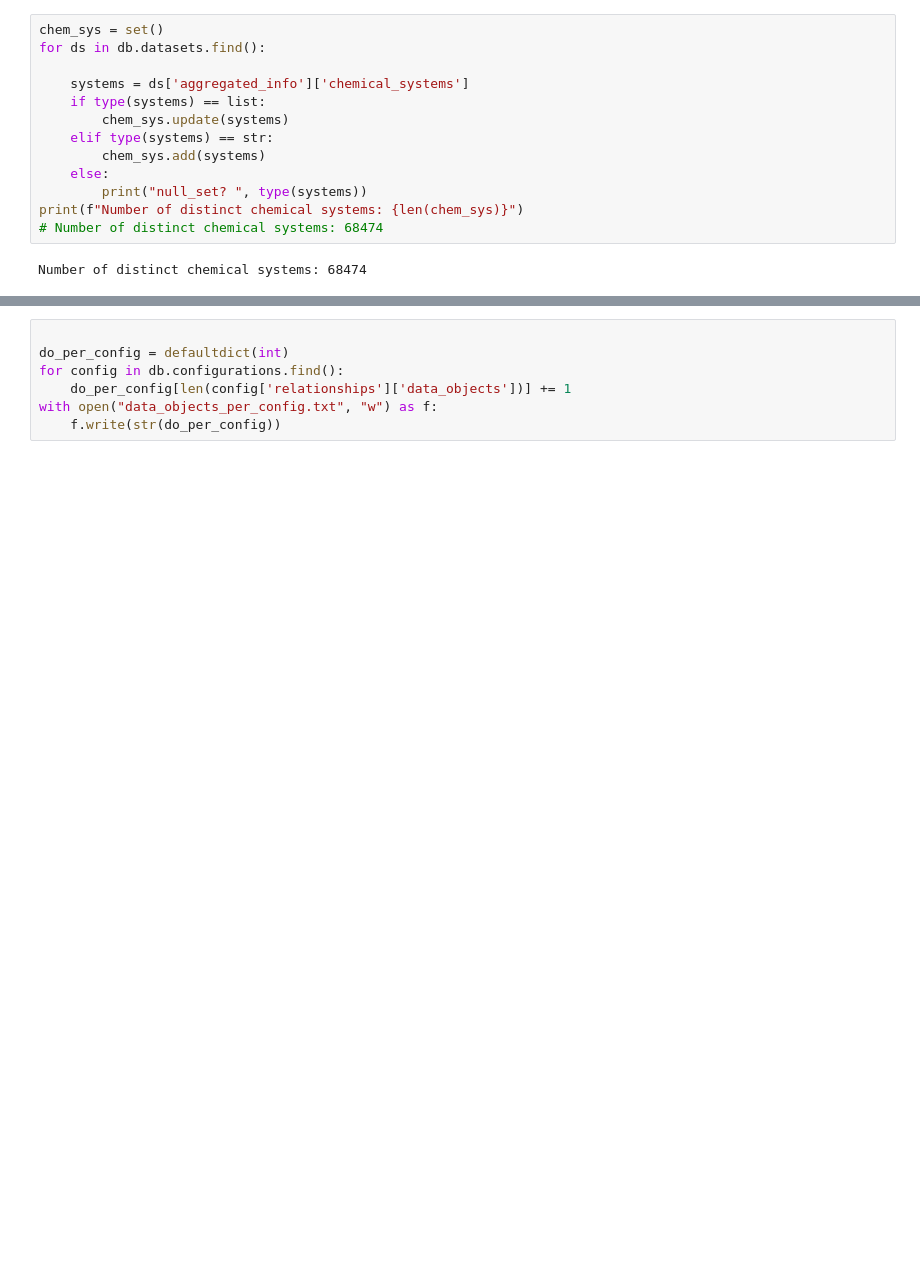
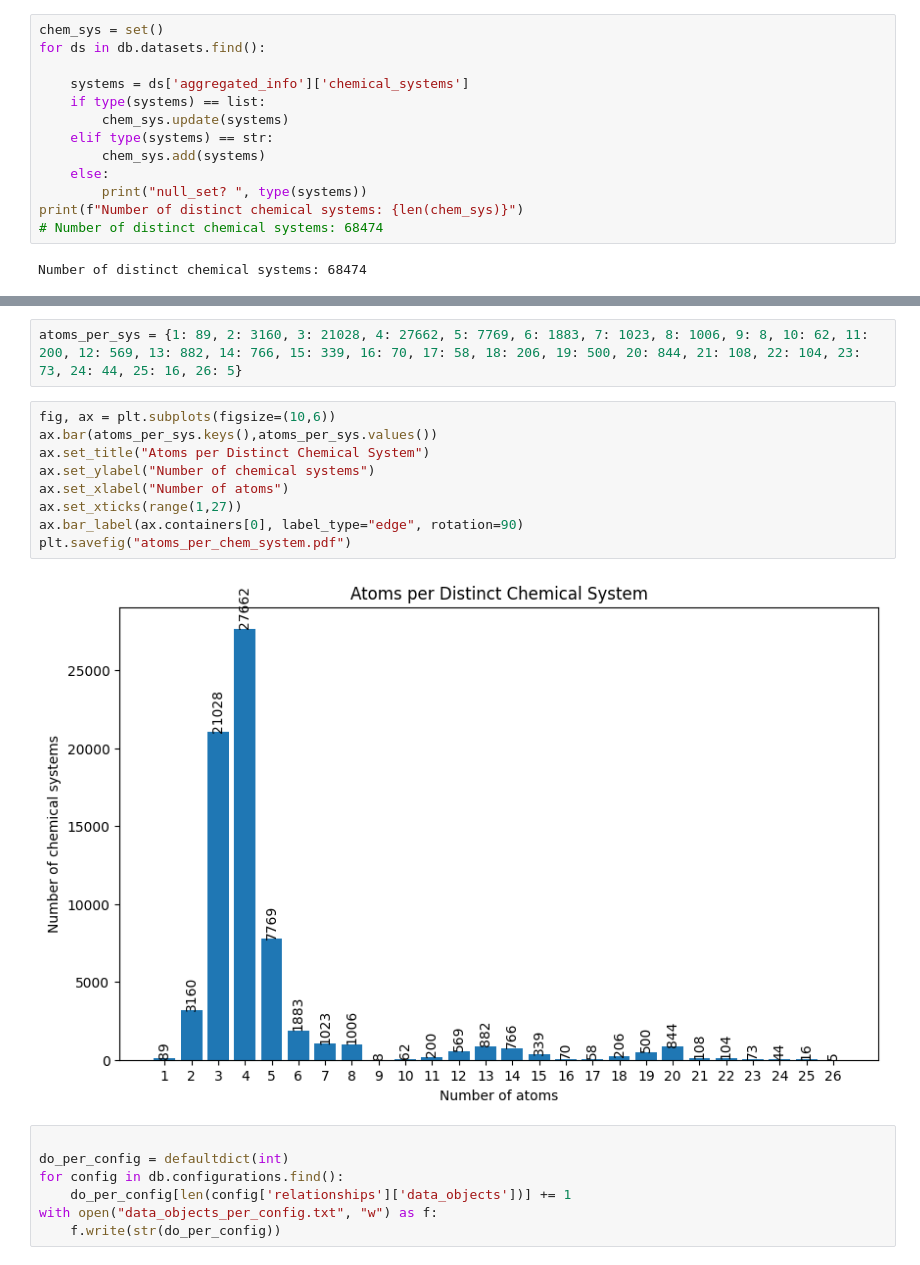
Before and after one commit to gpwolfe/colabfit, a Jupyter notebook: notebooks/db_queries.ipynb, the cells around one changed output, grey strips where cells are left out. Drawn from its saved outputs; the diff is of its cells as text; blank space fills up the shorter version.

```diff
--- a/notebooks/db_queries.ipynb
+++ b/notebooks/db_queries.ipynb
@@ -80,6 +85,19 @@ pprint(dict(sorted(list(atoms_per_sys.items()), key=lambda x: x[0])))
  24: 44,
  25: 16,
  26: 5}
+# %%
+atoms_per_sys = {1: 89, 2: 3160, 3: 21028, 4: 27662, 5: 7769, 6: 1883, 7: 1023, 8: 1006, 9: 8, 10: 62, 11: 200, 12: 569, 13: 882, 14: 766, 15: 339, 16: 70, 17: 58, 18: 206, 19: 500, 20: 844, 21: 108, 22: 104, 23: 73, 24: 44, 25: 16, 26: 5}
+# %%
+fig, ax = plt.subplots(figsize=(10,6))
+ax.bar(atoms_per_sys.keys(),atoms_per_sys.values())
+ax.set_title("Atoms per Distinct Chemical System")
+ax.set_ylabel("Number of chemical systems")
+ax.set_xlabel("Number of atoms")
+ax.set_xticks(range(1,27))
+ax.bar_label(ax.containers[0], label_type="edge", rotation=90)
+plt.savefig("atoms_per_chem_system.pdf")
+# %% [output]
+[figure, added]
 # %%
 
 do_per_config = defaultdict(int)
```
Also changed, not shown: parts of 36 cells of this notebook.
